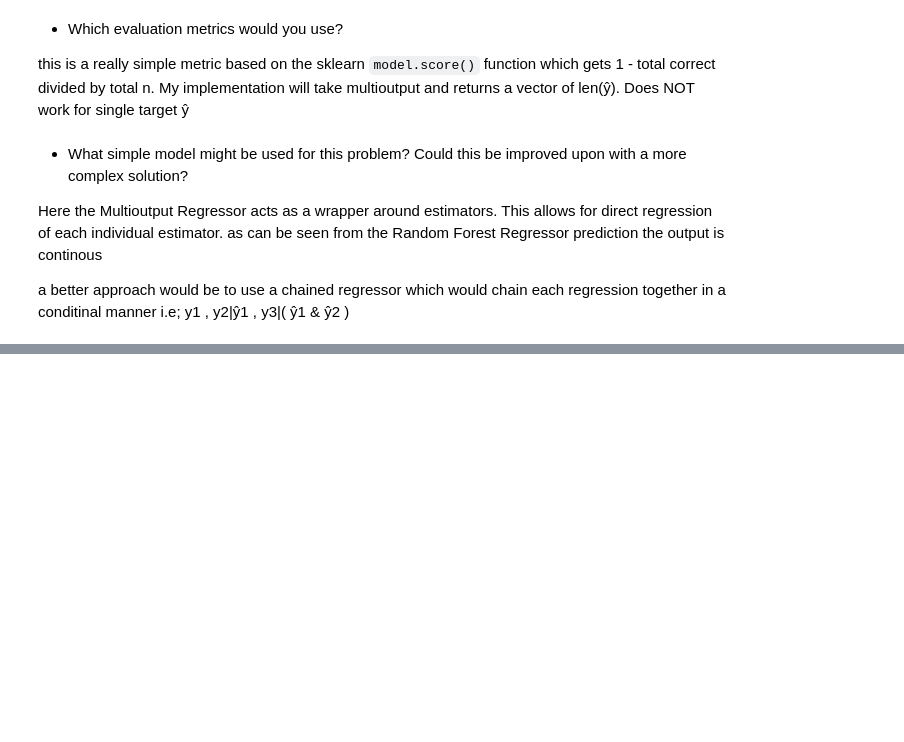
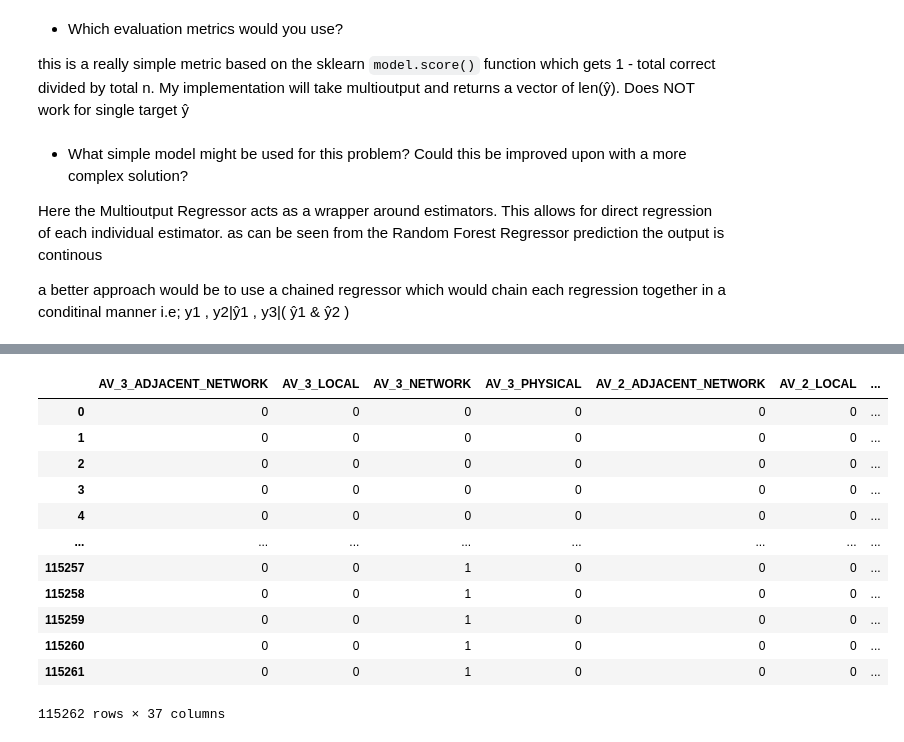
Before and after one commit to m-prunty/tenable_challenge, a Jupyter notebook: analysis.ipynb, the cells around one changed output, grey strips where cells are left out. Cells and saved outputs as stored; diff of their text form; code cells hidden in the pictures; blank space fills up the shorter version.

```diff
--- a/analysis.ipynb
+++ b/analysis.ipynb
@@ -420,2 +554,18 @@ mod_dict_pt3 = model_dict(mod_list_pt3,[X_pt3_train,X_pt3_test], [y_pt3_train,y_
 # %%
 ŷ_pt3_test_vals = ŷ_test_dict(mod_dict_pt3)
+# %%
+df
+# %% [output]
+|  | AV_3_ADJACENT_NETWORK | AV_3_LOCAL | AV_3_NETWORK | AV_3_PHYSICAL | AV_2_ADJACENT_NETWORK | AV_2_LOCAL | ... |
+| 0 | 0 | 0 | 0 | 0 | 0 | 0 | ... |
+| 1 | 0 | 0 | 0 | 0 | 0 | 0 | ... |
+| 2 | 0 | 0 | 0 | 0 | 0 | 0 | ... |
+| 3 | 0 | 0 | 0 | 0 | 0 | 0 | ... |
+| 4 | 0 | 0 | 0 | 0 | 0 | 0 | ... |
+| ... | ... | ... | ... | ... | ... | ... | ... |
+| 115257 | 0 | 0 | 1 | 0 | 0 | 0 | ... |
+| 115258 | 0 | 0 | 1 | 0 | 0 | 0 | ... |
+| 115259 | 0 | 0 | 1 | 0 | 0 | 0 | ... |
+| 115260 | 0 | 0 | 1 | 0 | 0 | 0 | ... |
+| 115261 | 0 | 0 | 1 | 0 | 0 | 0 | ... |
+115262 rows × 37 columns
```
Also changed, not shown: parts of 21 cells of this notebook, 1 other file.
